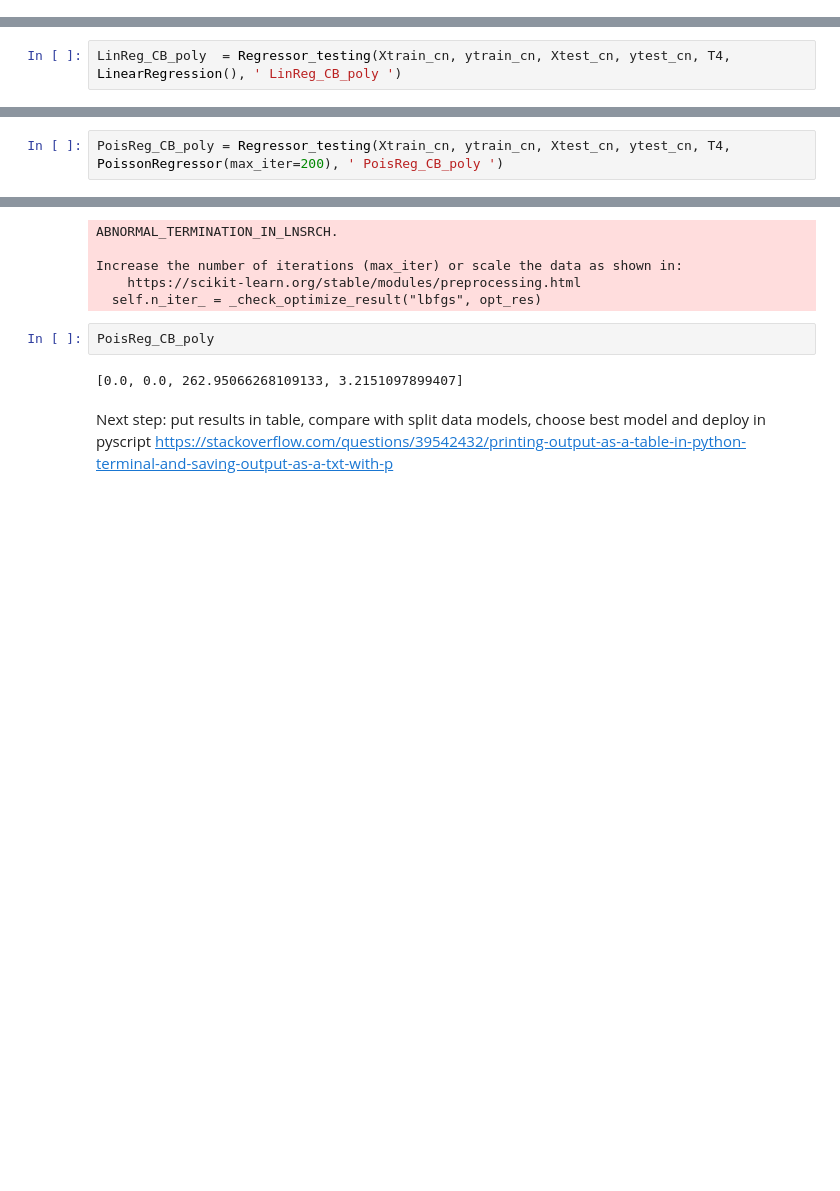
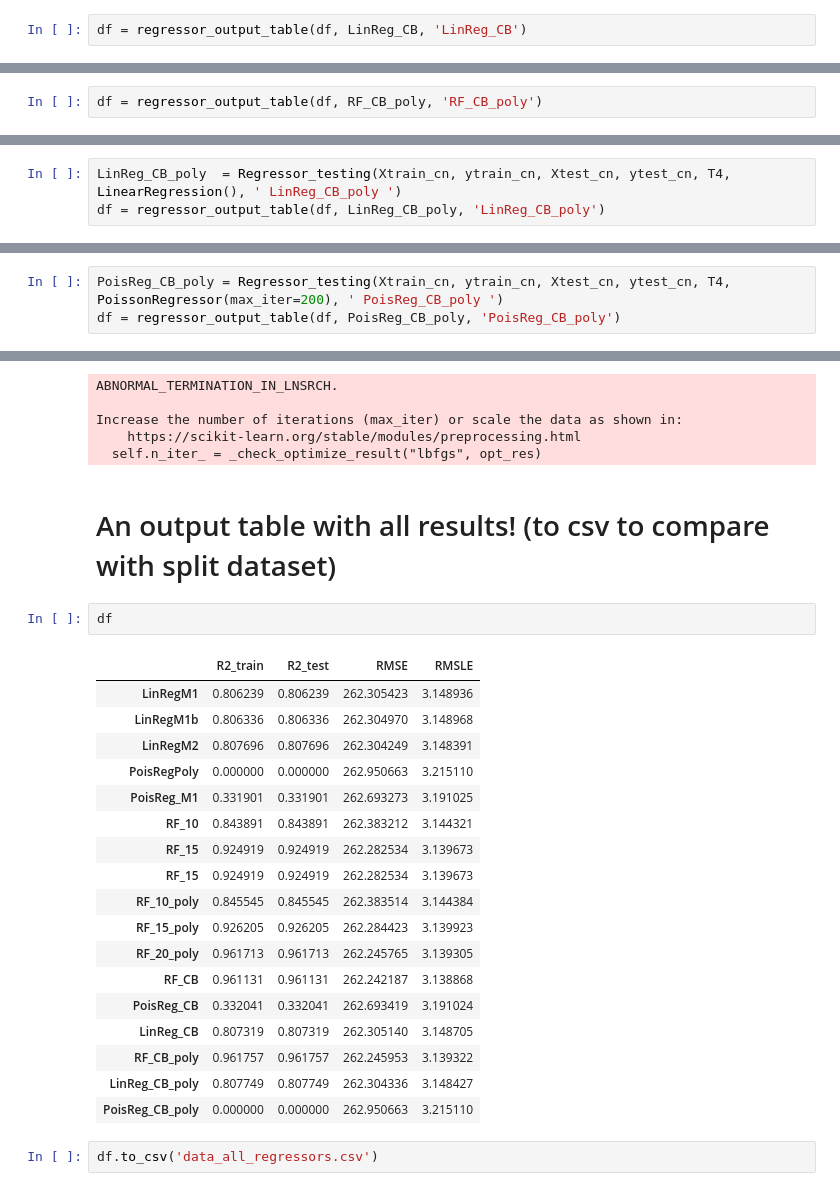
Before and after one commit to Shea-g/Bike_sharing-timeseries-kaggle, a Jupyter notebook: ML_workflow_entire_dataset.ipynb, the cells around one changed output, grey strips where cells are left out. Drawn from its saved outputs; the diff is of its cells as text; blank space fills up the shorter version.

Commit message:
function to create table created, going to test on split data set tomorrow and make final ML model

```diff
--- a/ML_workflow_entire_dataset.ipynb
+++ b/ML_workflow_entire_dataset.ipynb
@@ -352,18 +404,24 @@ LinReg_CB = Regressor_testing(Xtrain_cn, ytrain_cn, Xtest_cn, ytest_cn, T3, Line
 #same
 # %% [output]
 R2 train score of LinReg_CB is 0.8073192434464606 AND the R2 test score of LinReg_CB is 0.8059762869044551 AND the RMSE of LinReg_CB is 262.3051402370977 AND the RMSLE of LinReg_CB is 3.14870532103507 ...
+# %%
+df = regressor_output_table(df, LinReg_CB, 'LinReg_CB')
 # %%
 RF_CB_poly = Regressor_testing(Xtrain_cn, ytrain_cn, Xtest_cn, ytest_cn, T4, RandomForestRegressor(max_depth =20, random_state=0), ' RF_CB_poly ')
 # %% [output]
 R2 train score of RF_CB_poly is 0.9617571117684969 AND the R2 test score of RF_CB_poly is 0.8951331767834021 AND the RMSE of RF_CB_poly is 262.24595340443693 AND the RMSLE of RF_CB_poly is 3.139322446 ...
+# %%
+df = regressor_output_table(df, RF_CB_poly, 'RF_CB_poly')
 # %% [markdown]
 Better than without poly and more accurate, but still not as good as RF above without custom bin
 # %%
 LinReg_CB_poly  = Regressor_testing(Xtrain_cn, ytrain_cn, Xtest_cn, ytest_cn, T4, LinearRegression(), ' LinReg_CB_poly ')
+df = regressor_output_table(df, LinReg_CB_poly, 'LinReg_CB_poly')
 # %% [output]
 R2 train score of LinReg_CB_poly is 0.8077485545350103 AND the R2 test score of LinReg_CB_poly is 0.8061637556774409 AND the RMSE of LinReg_CB_poly is 262.30433552666636 AND the RMSLE of LinReg_CB_pol ...
 # %%
 PoisReg_CB_poly = Regressor_testing(Xtrain_cn, ytrain_cn, Xtest_cn, ytest_cn, T4, PoissonRegressor(max_iter=200), ' PoisReg_CB_poly ')
+df = regressor_output_table(df, PoisReg_CB_poly, 'PoisReg_CB_poly')
 # %% [output]
 R2 train score of PoisReg_CB_poly is 0.0 AND the R2 test score of PoisReg_CB_poly is -0.00022014838016892746 AND the RMSE of PoisReg_CB_poly is 262.95066268109133 AND the RMSLE of PoisReg_CB_poly is 3 ...
 ABNORMAL_TERMINATION_IN_LNSRCH.
@@ -371,10 +429,28 @@ ABNORMAL_TERMINATION_IN_LNSRCH.
 Increase the number of iterations (max_iter) or scale the data as shown in:
     https://scikit-learn.org/stable/modules/preprocessing.html
   self.n_iter_ = _check_optimize_result("lbfgs", opt_res)
+# %% [markdown]
+# An output table with all results! (to csv to compare with split dataset)
 # %%
-PoisReg_CB_poly
+df
 # %% [output]
-[0.0, 0.0, 262.95066268109133, 3.2151097899407]
+|  | R2_train | R2_test | RMSE | RMSLE |
+| LinRegM1 | 0.806239 | 0.806239 | 262.305423 | 3.148936 |
+| LinRegM1b | 0.806336 | 0.806336 | 262.304970 | 3.148968 |
+| LinRegM2 | 0.807696 | 0.807696 | 262.304249 | 3.148391 |
+| PoisRegPoly | 0.000000 | 0.000000 | 262.950663 | 3.215110 |
+| PoisReg_M1 | 0.331901 | 0.331901 | 262.693273 | 3.191025 |
+| RF_10 | 0.843891 | 0.843891 | 262.383212 | 3.144321 |
+| RF_15 | 0.924919 | 0.924919 | 262.282534 | 3.139673 |
+| RF_15 | 0.924919 | 0.924919 | 262.282534 | 3.139673 |
+| RF_10_poly | 0.845545 | 0.845545 | 262.383514 | 3.144384 |
+| RF_15_poly | 0.926205 | 0.926205 | 262.284423 | 3.139923 |
+| RF_20_poly | 0.961713 | 0.961713 | 262.245765 | 3.139305 |
+| RF_CB | 0.961131 | 0.961131 | 262.242187 | 3.138868 |
+| PoisReg_CB | 0.332041 | 0.332041 | 262.693419 | 3.191024 |
+| LinReg_CB | 0.807319 | 0.807319 | 262.305140 | 3.148705 |
+| RF_CB_poly | 0.961757 | 0.961757 | 262.245953 | 3.139322 |
+| LinReg_CB_poly | 0.807749 | 0.807749 | 262.304336 | 3.148427 |
+| PoisReg_CB_poly | 0.000000 | 0.000000 | 262.950663 | 3.215110 |
-# %% [markdown]
-Next step: put results in table, compare with split data models, choose best model and deploy in pyscript
-https://stackoverflow.com/questions/39542432/printing-output-as-a-table-in-python-terminal-and-saving-output-as-a-txt-with-p
+# %%
+df.to_csv('data_all_regressors.csv')
```
Also changed, not shown: parts of 23 cells of this notebook, 2 other files.
